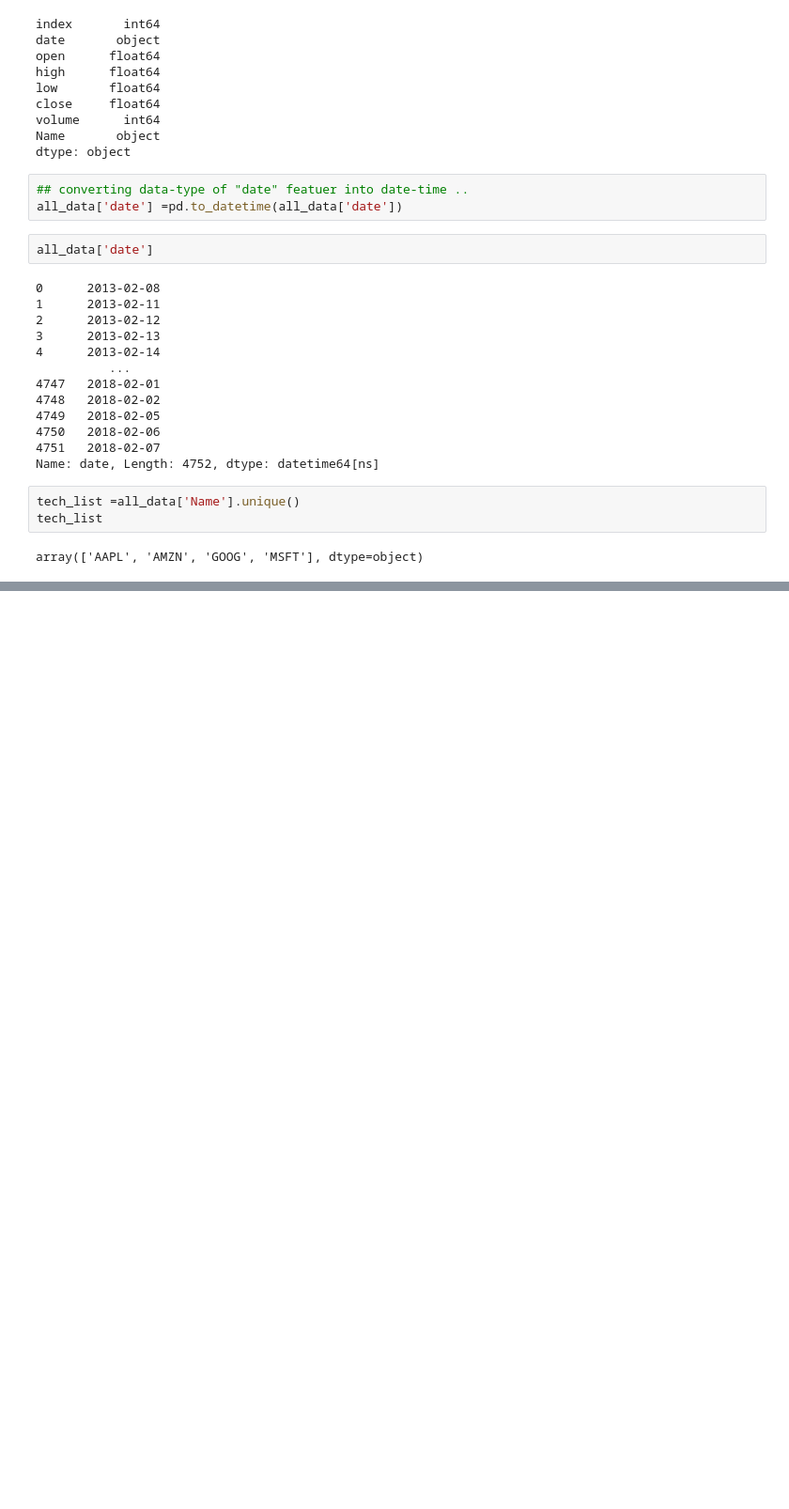
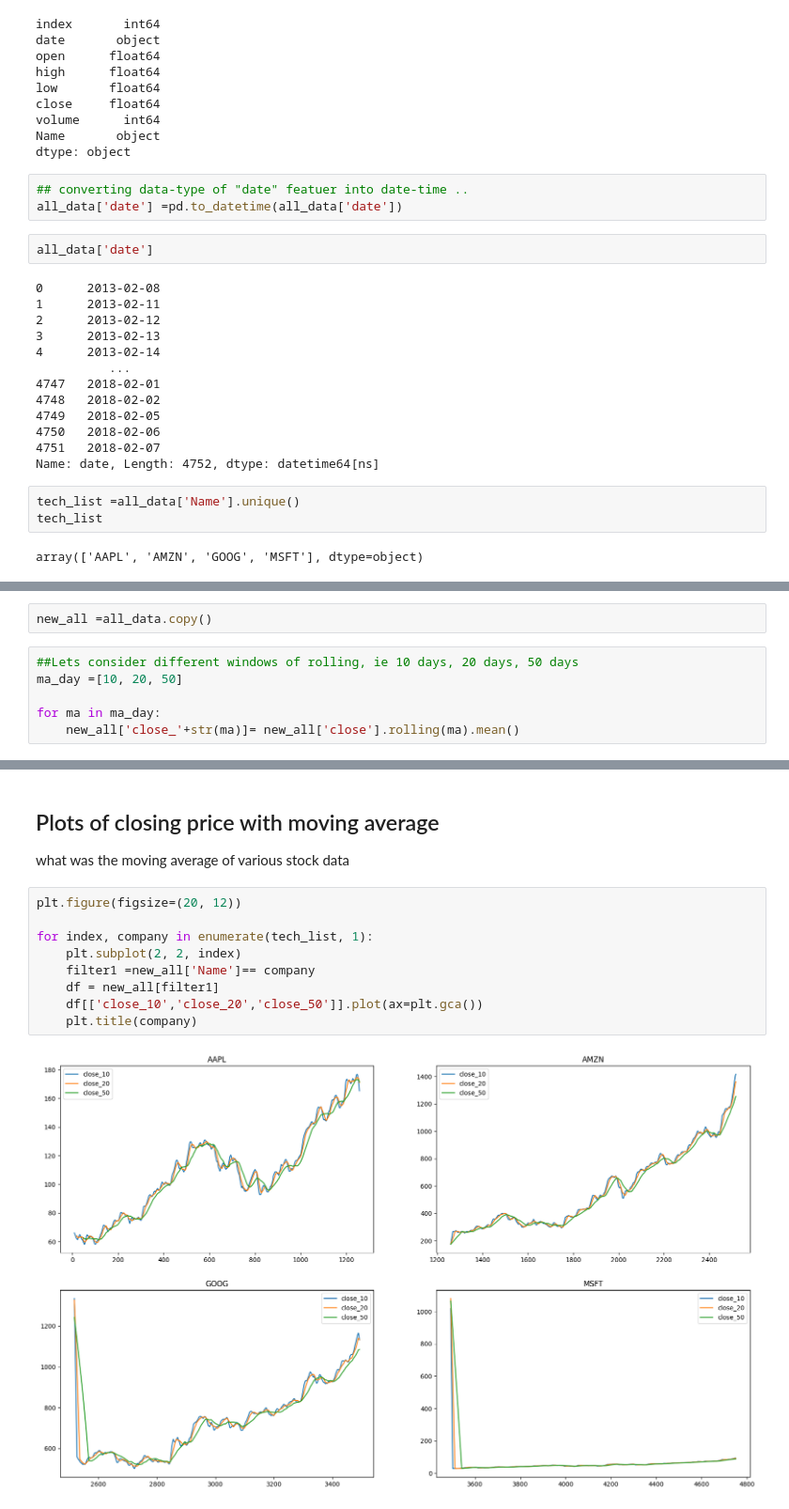
Before and after one commit to Sisira6K/SP_Stock_Price_Analysis, a Jupyter notebook: Stockprice_Analysis.ipynb, the cells around one changed output, grey strips where cells are left out. Shown at 94% size. Drawn from its saved outputs; the diff is of its cells as text; blank space fills up the shorter version.

```diff
--- a/Stockprice_Analysis.ipynb
+++ b/Stockprice_Analysis.ipynb
@@ -139,0 +195,8 @@ array(['AAPL', 'AMZN', 'GOOG', 'MSFT'], dtype=object)
+# %%
+new_all =all_data.copy()
+# %%
+##Lets consider different windows of rolling, ie 10 days, 20 days, 50 days
+ma_day =[10, 20, 50]
+
+for ma in ma_day:
+    new_all['close_'+str(ma)]= new_all['close'].rolling(ma).mean()
@@ -139,0 +233,14 @@ array(['AAPL', 'AMZN', 'GOOG', 'MSFT'], dtype=object)
+# %% [markdown]
+## Plots of closing price with moving average
+what was the moving average of various stock data
+# %%
+plt.figure(figsize=(20, 12))
+
+for index, company in enumerate(tech_list, 1):
+    plt.subplot(2, 2, index)
+    filter1 =new_all['Name']== company
+    df = new_all[filter1]
+    df[['close_10','close_20','close_50']].plot(ax=plt.gca())
+    plt.title(company)
+# %% [output]
+[figure, added]
```
Also changed, not shown: parts of 56 cells of this notebook, 1 other file.
